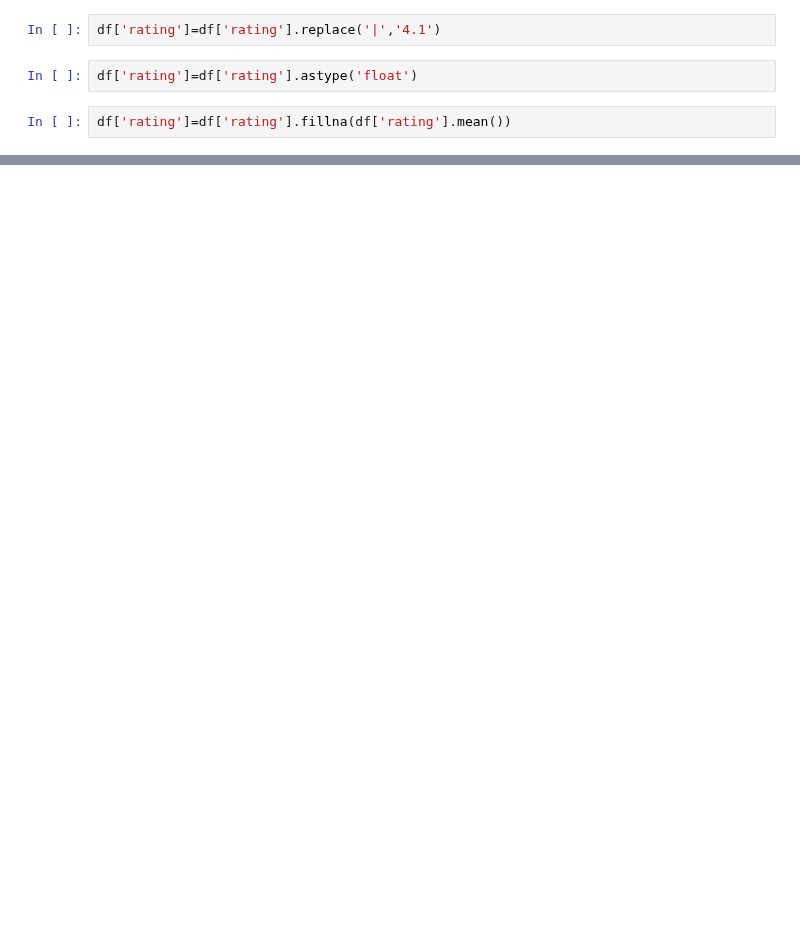
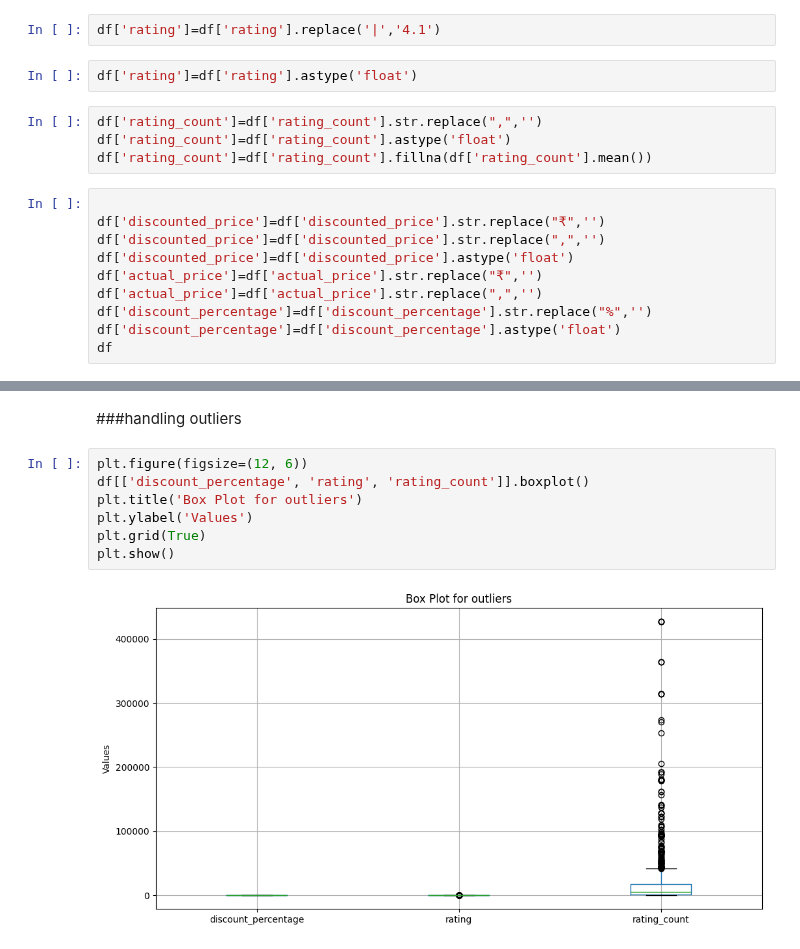
Before and after one commit to Farazmghm/Portfolio, a Jupyter notebook: sales_Analysis(EDA).ipynb, the cells around one changed output, grey strips where cells are left out. Drawn from its saved outputs; the diff is of its cells as text; blank space fills up the shorter version.

Commit message:
outliers

```diff
--- a/sales_Analysis(EDA).ipynb
+++ b/sales_Analysis(EDA).ipynb
@@ -184,5 +184,17 @@ df.query("rating=='|'")
 df['rating']=df['rating'].replace('|','4.1')
 # %%
 df['rating']=df['rating'].astype('float')
-# %%
-df['rating']=df['rating'].fillna(df['rating'].mean())
+# %%
+df['rating_count']=df['rating_count'].str.replace(",",'')
+df['rating_count']=df['rating_count'].astype('float')
+df['rating_count']=df['rating_count'].fillna(df['rating_count'].mean())
+# %%
+
+df['discounted_price']=df['discounted_price'].str.replace("₹",'')
+df['discounted_price']=df['discounted_price'].str.replace(",",'')
+df['discounted_price']=df['discounted_price'].astype('float')
+df['actual_price']=df['actual_price'].str.replace("₹",'')
+df['actual_price']=df['actual_price'].str.replace(",",'')
+df['discount_percentage']=df['discount_percentage'].str.replace("%",'')
+df['discount_percentage']=df['discount_percentage'].astype('float')
+df
@@ -188,0 +268,11 @@ df['rating']=df['rating'].fillna(df['rating'].mean())
+# %% [markdown]
+###handling outliers
+# %%
+plt.figure(figsize=(12, 6))
+df[['discount_percentage', 'rating', 'rating_count']].boxplot()
+plt.title('Box Plot for outliers')
+plt.ylabel('Values')
+plt.grid(True)
+plt.show()
+# %% [output]
+[figure, added]
```
Also changed, not shown: parts of 7 cells of this notebook.
